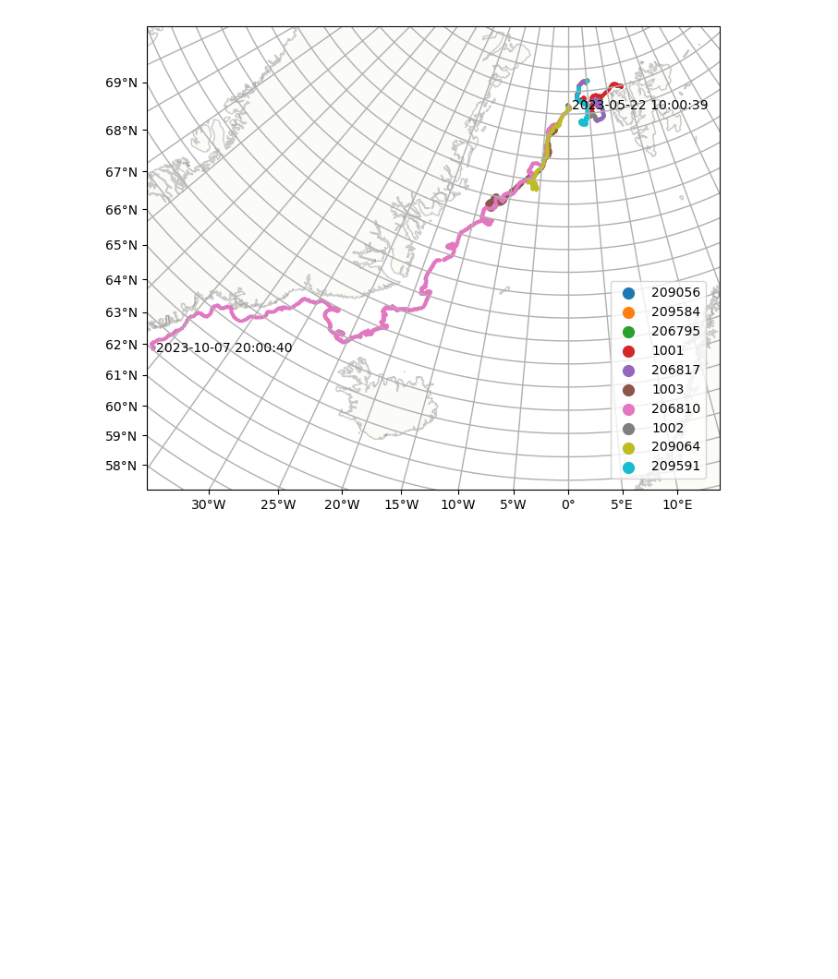
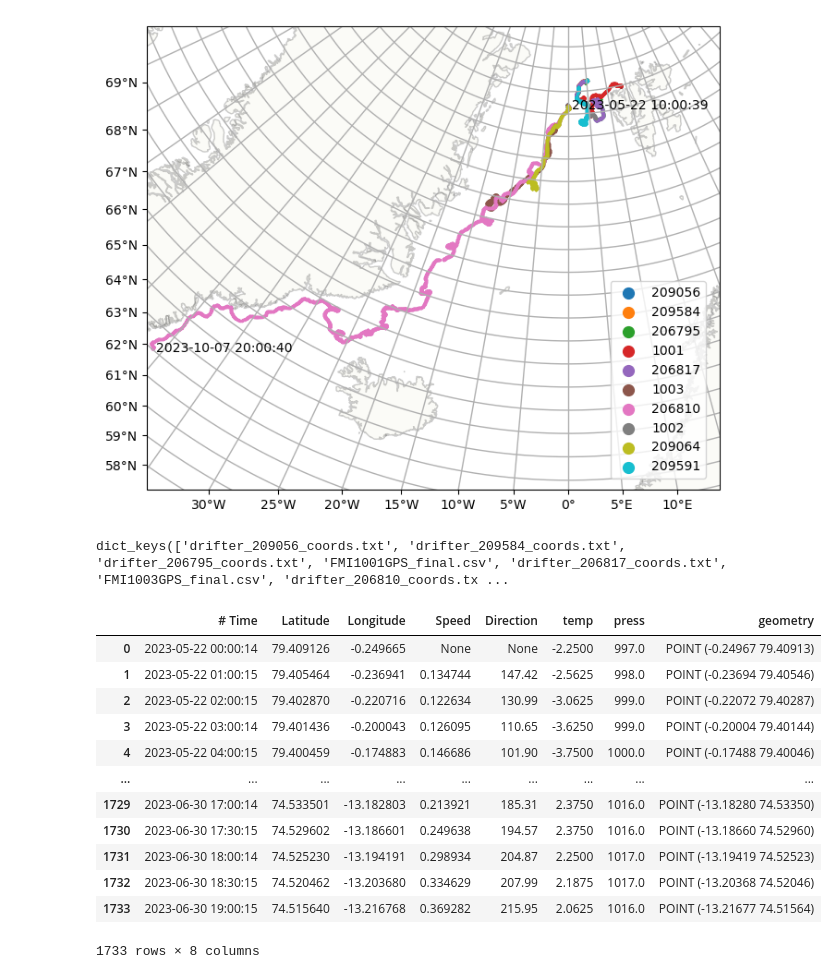
Before and after one commit to xdenisx/buoy_tools, a Jupyter notebook: buoy_tools.ipynb, the cells around one changed output. Drawn from its saved outputs; the diff is of its cells as text; code cells hidden in the pictures; blank space fills up the shorter version.

```diff
--- a/buoy_tools.ipynb
+++ b/buoy_tools.ipynb
@@ -617,3 +617,7 @@ Filtering data FMI1002GPS_final.csv by speed threshold of 10 m/s
 Filtering data drifter_209064_coords.txt by speed threshold of 10 m/s
 Filtering data drifter_209591_coords.txt by speed threshold of 10 m/s
 [figure]
+# %%
+b.data.keys()
+# %% [output]
+dict_keys(['drifter_209056_coords.txt', 'drifter_209584_coords.txt', 'drifter_206795_coords.txt', 'FMI1001GPS_final.csv', 'drifter_206817_coords.txt', 'FMI1003GPS_final.csv', 'drifter_206810_coords.tx ...
@@ -619,0 +638,16 @@ Filtering data drifter_209591_coords.txt by speed threshold of 10 m/s
+# %%
+b.data['FMI1003GPS_final.csv']
+# %% [output]
+|  | # Time | Latitude | Longitude | Speed | Direction | temp | press | geometry |
+| 0 | 2023-05-22 00:00:14 | 79.409126 | -0.249665 | None | None | -2.2500 | 997.0 | POINT (-0.24967 79.40913) |
+| 1 | 2023-05-22 01:00:15 | 79.405464 | -0.236941 | 0.134744 | 147.42 | -2.5625 | 998.0 | POINT (-0.23694 79.40546) |
+| 2 | 2023-05-22 02:00:15 | 79.402870 | -0.220716 | 0.122634 | 130.99 | -3.0625 | 999.0 | POINT (-0.22072 79.40287) |
+| 3 | 2023-05-22 03:00:14 | 79.401436 | -0.200043 | 0.126095 | 110.65 | -3.6250 | 999.0 | POINT (-0.20004 79.40144) |
+| 4 | 2023-05-22 04:00:15 | 79.400459 | -0.174883 | 0.146686 | 101.90 | -3.7500 | 1000.0 | POINT (-0.17488 79.40046) |
+| ... | ... | ... | ... | ... | ... | ... | ... | ... |
+| 1729 | 2023-06-30 17:00:14 | 74.533501 | -13.182803 | 0.213921 | 185.31 | 2.3750 | 1016.0 | POINT (-13.18280 74.53350) |
+| 1730 | 2023-06-30 17:30:15 | 74.529602 | -13.186601 | 0.249638 | 194.57 | 2.3750 | 1016.0 | POINT (-13.18660 74.52960) |
+| 1731 | 2023-06-30 18:00:14 | 74.525230 | -13.194191 | 0.298934 | 204.87 | 2.2500 | 1017.0 | POINT (-13.19419 74.52523) |
+| 1732 | 2023-06-30 18:30:15 | 74.520462 | -13.203680 | 0.334629 | 207.99 | 2.1875 | 1017.0 | POINT (-13.20368 74.52046) |
+| 1733 | 2023-06-30 19:00:15 | 74.515640 | -13.216768 | 0.369282 | 215.95 | 2.0625 | 1016.0 | POINT (-13.21677 74.51564) |
+1733 rows × 8 columns
```
Also changed, not shown: parts of 1 cell of this notebook, 1 other file.
